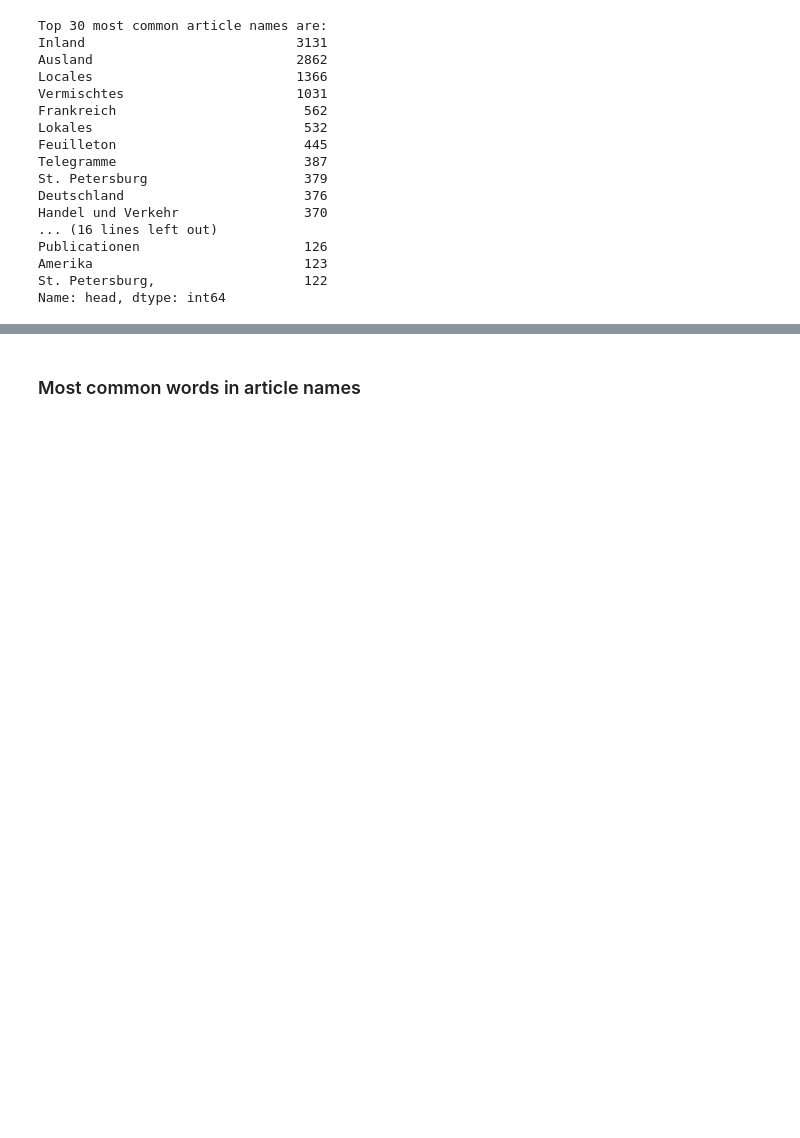
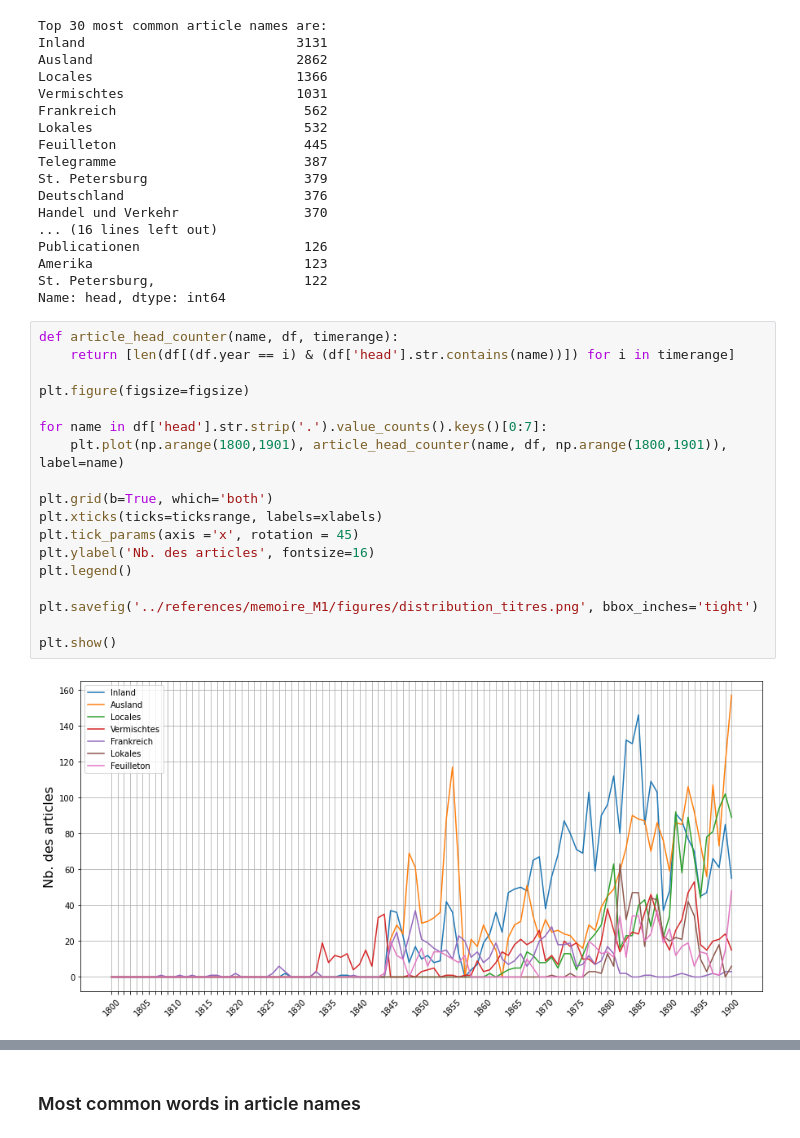
Before and after one commit to krkryger/clim-dist, a Jupyter notebook: notebooks/01-first-data-exploration.ipynb, the cells around one changed output, grey strips where cells are left out. Drawn from its saved outputs; the diff is of its cells as text; blank space fills up the shorter version.

```diff
--- a/notebooks/01-first-data-exploration.ipynb
+++ b/notebooks/01-first-data-exploration.ipynb
@@ -214,3 +197,23 @@ Publicationen                     126
 Amerika                           123
 St. Petersburg,                   122
 Name: head, dtype: int64
+# %%
+def article_head_counter(name, df, timerange):
+    return [len(df[(df.year == i) & (df['head'].str.contains(name))]) for i in timerange]
+
+plt.figure(figsize=figsize)
+
+for name in df['head'].str.strip('.').value_counts().keys()[0:7]:
+    plt.plot(np.arange(1800,1901), article_head_counter(name, df, np.arange(1800,1901)), label=name)
+
+plt.grid(b=True, which='both')
+plt.xticks(ticks=ticksrange, labels=xlabels)
+plt.tick_params(axis ='x', rotation = 45)
+plt.ylabel('Nb. des articles', fontsize=16)
+plt.legend()
+
+plt.savefig('../references/memoire_M1/figures/distribution_titres.png', bbox_inches='tight')
+
+plt.show()
+# %% [output]
+[figure, added]
```
Also changed, not shown: parts of 12 cells of this notebook, 2 other files.
